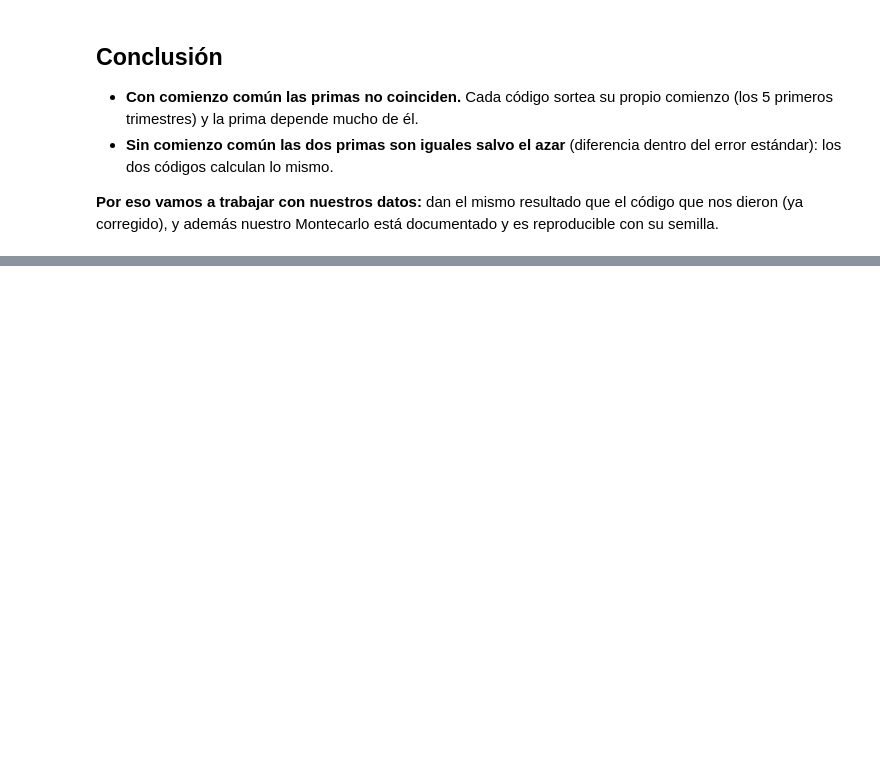
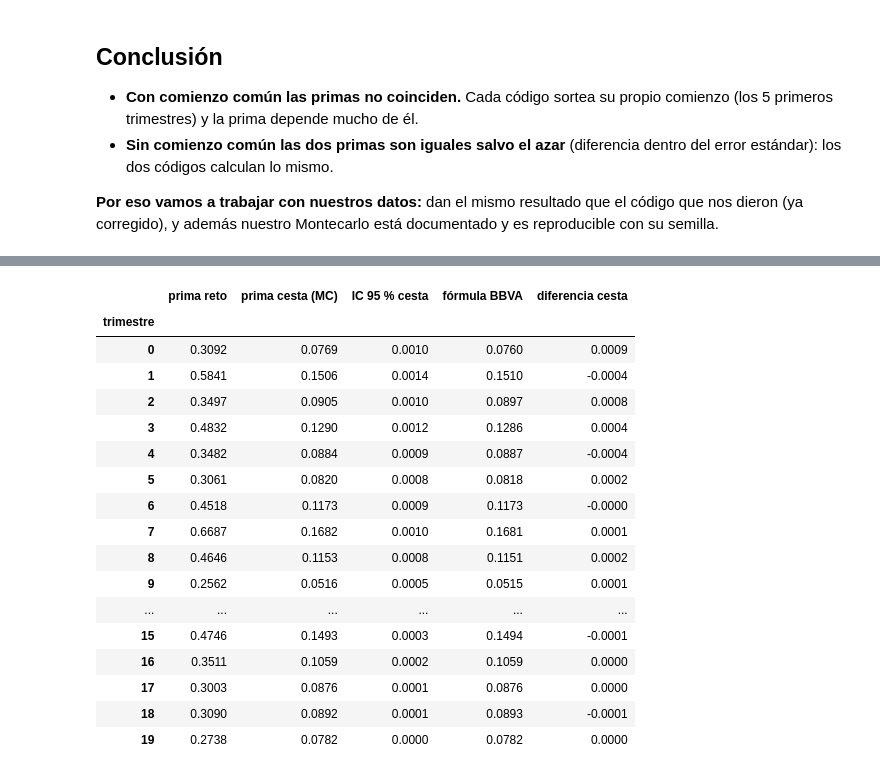
Before and after one commit to alvmorenobl/bbva-option-pricing-montecarlo-rnn, a Jupyter notebook: comparacion_resultados_MC.ipynb, the cells around one changed output, grey strips where cells are left out. Cells and saved outputs as stored; diff of their text form; code cells hidden in the pictures; blank space fills up the shorter version.

```diff
--- a/comparacion_resultados_MC.ipynb
+++ b/comparacion_resultados_MC.ipynb
@@ -90,0 +138,15 @@ pd.DataFrame(filas).T.round(4)
+# %%
+def primas(X, t, historico):
+    """Primas en el trimestre t con las trayectorias X (sin S0) y el histórico hasta t (con S0)."""
+    desc = np.exp(-mu * (n_times - t) * dt)
+    pay_reto = np.maximum(np.exp(np.log(X).mean(axis=1)).sum(axis=1) - E, 0)
+    pay_cesta = np.maximum(np.exp(np.log(X).mean(axis=(1, 2))) - 1, 0)
+    return {"prima reto": desc * pay_reto.mean(),
+            "prima cesta (MC)": desc * pay_cesta.mean(),
+            "IC 95 % cesta": 1.96 * desc * pay_cesta.std(ddof=1) / np.sqrt(len(X)),
+            "fórmula BBVA": BasketGeomAsian(n_times + 1, t, mu, 3, sigma.reshape(-1, 1), rho, T, historico, True)}
+
+tabla_formula = pd.DataFrame({"Sin comienzo común (t=0)": primas(X0_nuestro, 0, np.ones((3, 1))),
+                              "Con comienzo común (t=5)": primas(X_nuestro, 5, S1.T)}).T
+tabla_formula["diferencia cesta"] = tabla_formula["prima cesta (MC)"] - tabla_formula["fórmula BBVA"]
+tabla_formula.round(4)
@@ -90,0 +161,33 @@ pd.DataFrame(filas).T.round(4)
+# %%
+h_ref = np.abs(payoff_nuestro - payoff_nuestro.mean()).argmin()   # simulación con payoff más cercano a la media
+ref = np.vstack([S1, S2[h_ref]])       # trayectoria de referencia, trimestres 0 a 20: (21, 3)
+
+def valorar_en(t, n_sims=n_finales, seed=100):
+    rng_t = np.random.default_rng(seed + t)
+    Z = rng_t.standard_normal((n_sims, n_times - t, 3)) @ L.T
+    futuro = ref[t] * np.cumprod(np.exp((mu - 0.5 * sigma**2) * dt + sigma * Z * np.sqrt(dt)), axis=1)
+    Xt = np.concatenate([np.broadcast_to(ref[1:t + 1], (n_sims, t, 3)), futuro], axis=1)   # (n_sims, 20, 3)
+    return {"trimestre": t, **primas(Xt, t, ref[:t + 1].T)}
+
+comparacion = pd.DataFrame([valorar_en(t) for t in range(n_times)]).set_index("trimestre")
+comparacion["diferencia cesta"] = comparacion["prima cesta (MC)"] - comparacion["fórmula BBVA"]
+comparacion.round(4)
+# %% [output]
+|  | prima reto | prima cesta (MC) | IC 95 % cesta | fórmula BBVA | diferencia cesta |
+| trimestre |  |  |  |  |  |
+| 0 | 0.3092 | 0.0769 | 0.0010 | 0.0760 | 0.0009 |
+| 1 | 0.5841 | 0.1506 | 0.0014 | 0.1510 | -0.0004 |
+| 2 | 0.3497 | 0.0905 | 0.0010 | 0.0897 | 0.0008 |
+| 3 | 0.4832 | 0.1290 | 0.0012 | 0.1286 | 0.0004 |
+| 4 | 0.3482 | 0.0884 | 0.0009 | 0.0887 | -0.0004 |
+| 5 | 0.3061 | 0.0820 | 0.0008 | 0.0818 | 0.0002 |
+| 6 | 0.4518 | 0.1173 | 0.0009 | 0.1173 | -0.0000 |
+| 7 | 0.6687 | 0.1682 | 0.0010 | 0.1681 | 0.0001 |
+| 8 | 0.4646 | 0.1153 | 0.0008 | 0.1151 | 0.0002 |
+| 9 | 0.2562 | 0.0516 | 0.0005 | 0.0515 | 0.0001 |
+| ... | ... | ... | ... | ... | ... |
+| 15 | 0.4746 | 0.1493 | 0.0003 | 0.1494 | -0.0001 |
+| 16 | 0.3511 | 0.1059 | 0.0002 | 0.1059 | 0.0000 |
+| 17 | 0.3003 | 0.0876 | 0.0001 | 0.0876 | 0.0000 |
+| 18 | 0.3090 | 0.0892 | 0.0001 | 0.0893 | -0.0001 |
+| 19 | 0.2738 | 0.0782 | 0.0000 | 0.0782 | 0.0000 |
```
Also changed, not shown: parts of 7 cells of this notebook.
